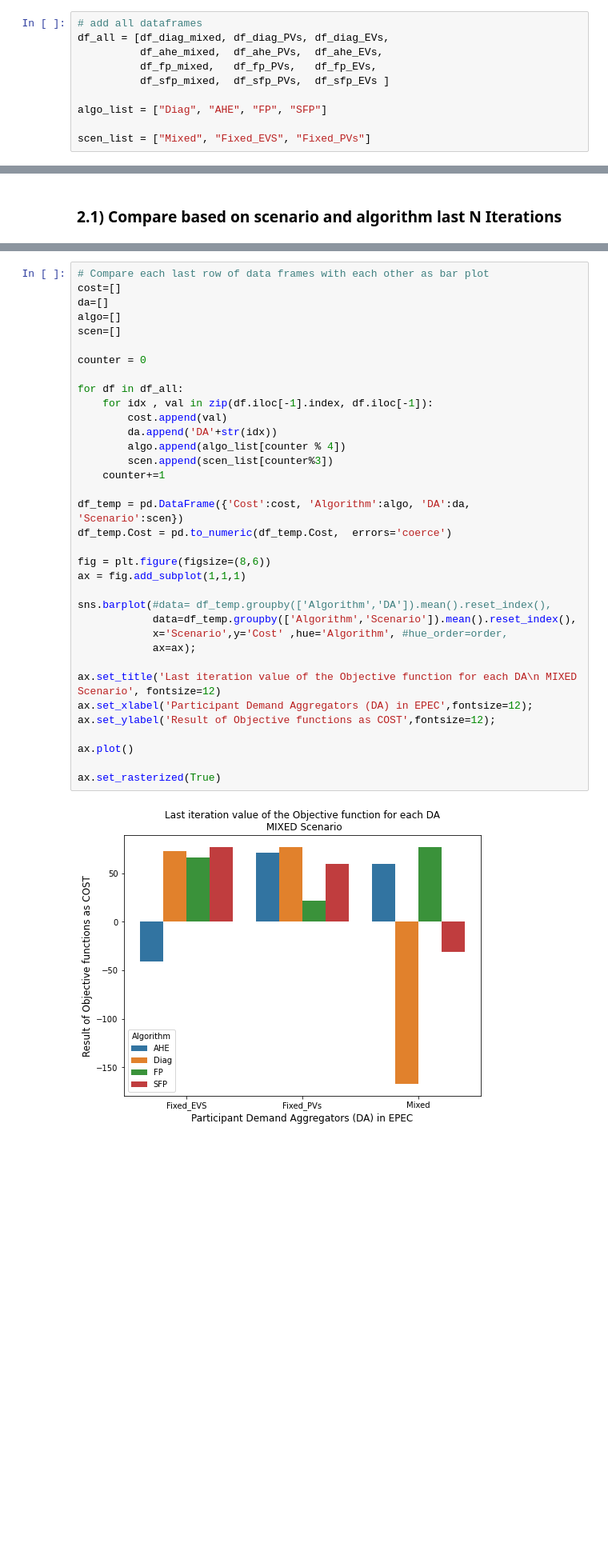
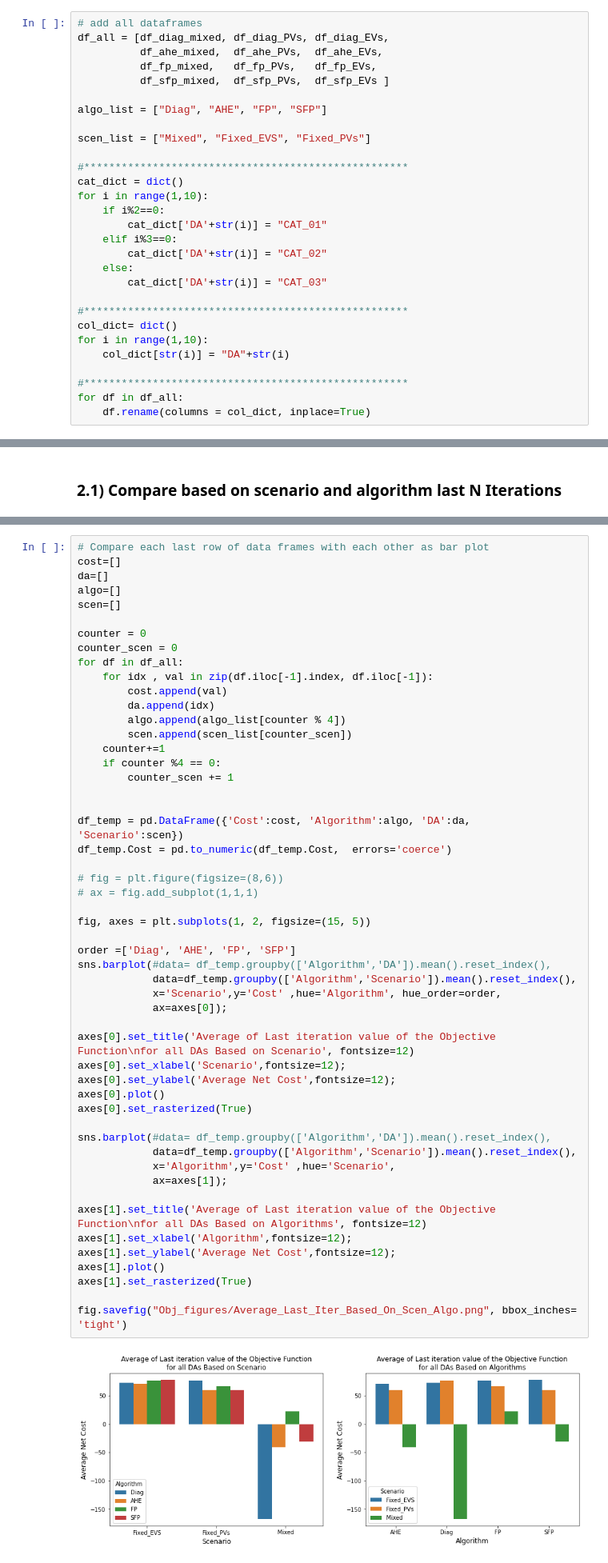
Before and after one commit to alirezakfz/PyomoModels, a Jupyter notebook: 08_SEST2022_DA_EQ/Results3/Plot/Journal_Objective_Function_Visualization_V01.ipynb, the cells around one changed output, grey strips where cells are left out. Shown: that part at 80% size. Saved outputs shown, nothing was run; the diff lists cells and outputs as text; blank space fills up the shorter version.

```diff
--- a/08_SEST2022_DA_EQ/Results3/Plot/Journal_Objective_Function_Visualization_V01.ipynb
+++ b/08_SEST2022_DA_EQ/Results3/Plot/Journal_Objective_Function_Visualization_V01.ipynb
@@ -39,6 +39,25 @@ df_all = [df_diag_mixed, df_diag_PVs, df_diag_EVs,
 algo_list = ["Diag", "AHE", "FP", "SFP"]
 
 scen_list = ["Mixed", "Fixed_EVS", "Fixed_PVs"]
+
+#****************************************************
+cat_dict = dict()
+for i in range(1,10):
+    if i%2==0:
+        cat_dict['DA'+str(i)] = "CAT_01"
+    elif i%3==0:
+        cat_dict['DA'+str(i)] = "CAT_02"
+    else:
+        cat_dict['DA'+str(i)] = "CAT_03"
+
+#****************************************************
+col_dict= dict()
+for i in range(1,10):
+    col_dict[str(i)] = "DA"+str(i)
+
+#****************************************************
+for df in df_all:
+    df.rename(columns = col_dict, inplace=True)
 # %% [markdown]
 # 2) Compare Dataframe values
 # %% [markdown]
@@ -81,37 +100,54 @@ ax.set_rasterized(True)
 # %%
 # Compare each last row of data frames with each other as bar plot
 cost=[]
 da=[]
 algo=[]
 scen=[]
 
 counter = 0
-
+counter_scen = 0
 for df in df_all:
     for idx , val in zip(df.iloc[-1].index, df.iloc[-1]):
         cost.append(val)
-        da.append('DA'+str(idx))
+        da.append(idx)
         algo.append(algo_list[counter % 4])
-        scen.append(scen_list[counter%3])
+        scen.append(scen_list[counter_scen])
     counter+=1
+    if counter %4 == 0:
+        counter_scen += 1
+
 
 df_temp = pd.DataFrame({'Cost':cost, 'Algorithm':algo, 'DA':da, 'Scenario':scen})
 df_temp.Cost = pd.to_numeric(df_temp.Cost,  errors='coerce')
 
-fig = plt.figure(figsize=(8,6))
-ax = fig.add_subplot(1,1,1)
+# fig = plt.figure(figsize=(8,6))
+# ax = fig.add_subplot(1,1,1)
+
+fig, axes = plt.subplots(1, 2, figsize=(15, 5))
+
+order =['Diag', 'AHE', 'FP', 'SFP']
+sns.barplot(#data= df_temp.groupby(['Algorithm','DA']).mean().reset_index(),
+            data=df_temp.groupby(['Algorithm','Scenario']).mean().reset_index(),
+            x='Scenario',y='Cost' ,hue='Algorithm', hue_order=order,
+            ax=axes[0]);
+
+axes[0].set_title('Average of Last iteration value of the Objective Function\nfor all DAs Based on Scenario', fontsize=12)
+axes[0].set_xlabel('Scenario',fontsize=12);
+axes[0].set_ylabel('Average Net Cost',fontsize=12);
+axes[0].plot()
+axes[0].set_rasterized(True)
 
 sns.barplot(#data= df_temp.groupby(['Algorithm','DA']).mean().reset_index(),
             data=df_temp.groupby(['Algorithm','Scenario']).mean().reset_index(),
-            x='Scenario',y='Cost' ,hue='Algorithm', #hue_order=order,
-            ax=ax);
+            x='Algorithm',y='Cost' ,hue='Scenario',
+            ax=axes[1]);
 
-ax.set_title('Last iteration value of the Objective function for each DA\n MIXED Scenario', fontsize=12)
-ax.set_xlabel('Participant Demand Aggregators (DA) in EPEC',fontsize=12);
-ax.set_ylabel('Result of Objective functions as COST',fontsize=12);
+axes[1].set_title('Average of Last iteration value of the Objective Function\nfor all DAs Based on Algorithms', fontsize=12)
+axes[1].set_xlabel('Algorithm',fontsize=12);
+axes[1].set_ylabel('Average Net Cost',fontsize=12);
+axes[1].plot()
+axes[1].set_rasterized(True)
 
-ax.plot()
-
-ax.set_rasterized(True)
+fig.savefig("Obj_figures/Average_Last_Iter_Based_On_Scen_Algo.png", bbox_inches= 'tight')
 # %% [output]
-[figure, old version]
+[figure, new version]
```
Also changed, not shown: parts of 8 cells of this notebook, 5 other files.
